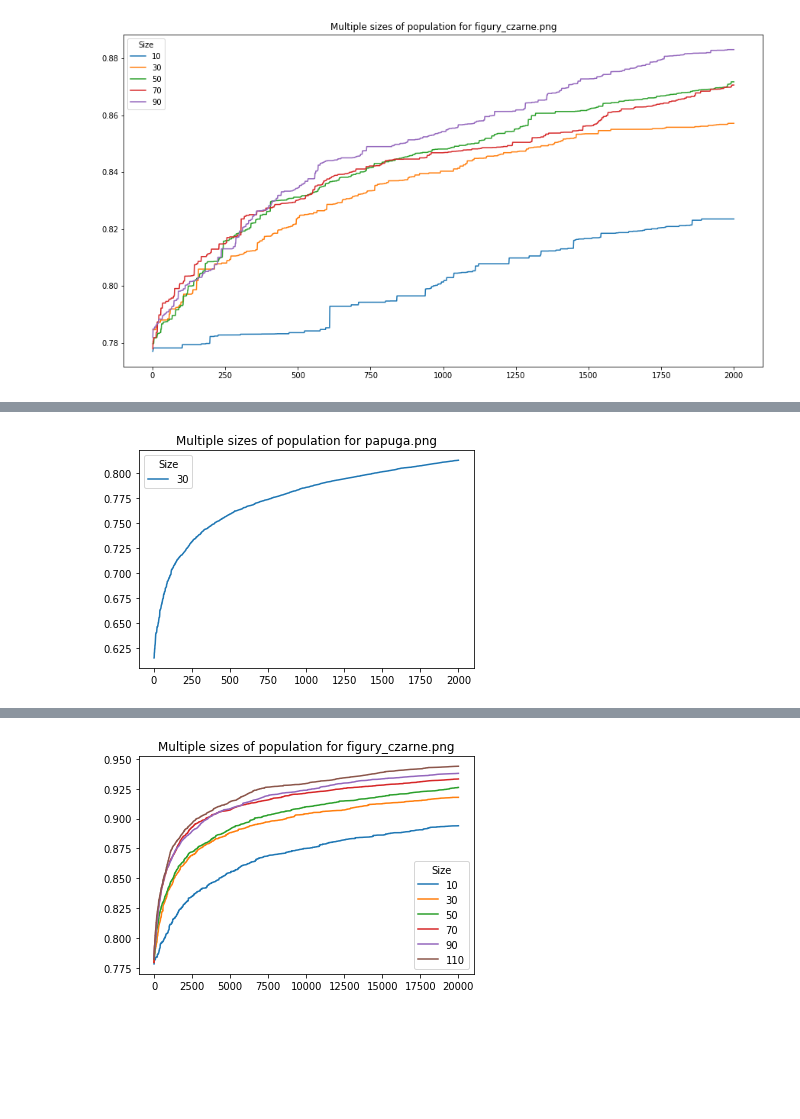
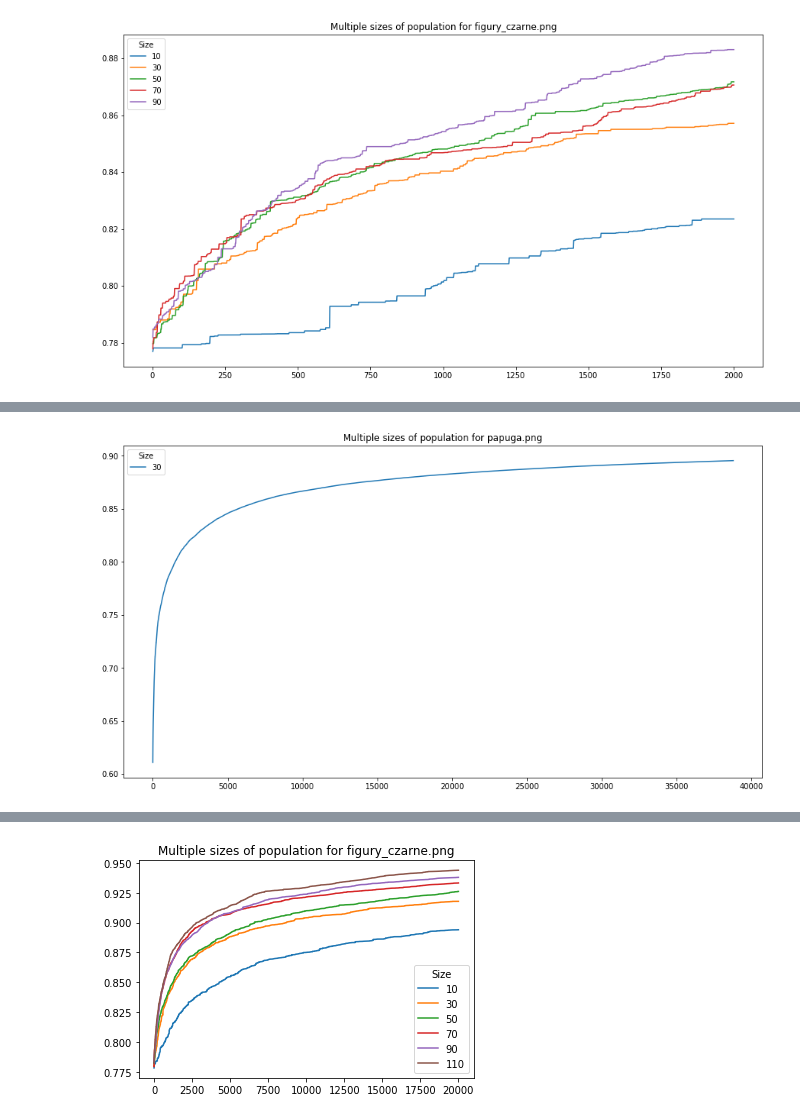
Before and after one commit to tiskus333/evolutionary-painter, a Jupyter notebook: notebook.ipynb, the cells around one changed output, grey strips where cells are left out. Drawn from its saved outputs; the diff is of its cells as text; code cells hidden in the pictures; blank space fills up the shorter version.

Commit message:
more tests

```diff
--- a/notebook.ipynb
+++ b/notebook.ipynb
@@ -78,7 +77,7 @@ multiple_sizes_data = b.test_multiple_times("size",min_value=10,number_of_steps=
 generations = multiple_sizes_data.pop("gen")
 # %%
 for key, value in multiple_sizes_data.items():
-    plt.plot(range(len(value), value, label=str(key))
+    plt.plot(range(len(value)), value, label=str(key))
 plt.legend(title="Size")
 plt.title("Multiple sizes of population for " + b.filename)
 plt.rcParams["figure.figsize"]=15,8
@@ -87,11 +86,11 @@ plt.show()
 # %% [output]
 [figure]
 # %%
-multiple_genes_data = b.test_multiple_times("genes_count",min_value=100,number_of_steps=6,step_size=500,number_of_tries=2)
+multiple_genes_data = b.test_multiple_times("genes_count",min_value=100,number_of_steps=4,step_size=500,number_of_tries=20)
 generations = multiple_genes_data.pop("gen")
 # %%
 for key, value in multiple_genes_data.items():
-    plt.plot(range(len(value), value, label=str(key))
+    plt.plot(range(len(value)), value, label=str(key))
 plt.legend(title="Size")
 plt.title("Multiple numbers of genes for " + b.filename)
 plt.rcParams["figure.figsize"]=15,8
@@ -104,22 +101,23 @@ plt.show()
 b.filename = "papuga.png"
 b.size = 30
 b.genes_count = 1000
-b.max_generation = 2000
+b.max_generation = 200000
 b.has_window = False
 b.save_result_image = False
+b.execution_timeout = 180
 # %%
 multiple_sizes_data = b.test_multiple_times("size",min_value=30,number_of_steps=0,step_size=1,number_of_tries=20)
 generations = multiple_sizes_data.pop("gen")
 # %%
 for key, value in multiple_sizes_data.items():
-    plt.plot(range(len(value), value, label=str(key))
+    plt.plot(range(len(value)), value, label=str(key))
 plt.legend(title="Size")
 plt.title("Multiple sizes of population for " + b.filename)
 plt.rcParams["figure.figsize"]=15,8
 
 plt.show()
 # %% [output]
-[figure, old version]
+[figure, new version]
 # %%
 #Set parameters of model
 b.filename = "figury_biale.png"
```
Also changed, not shown: parts of 12 cells of this notebook, 3 other files.
